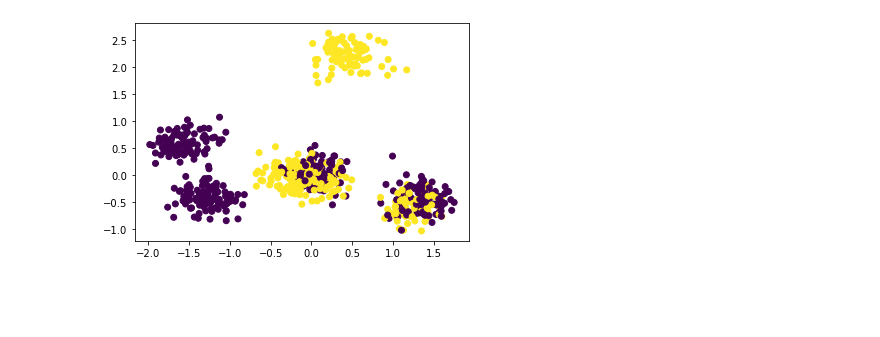
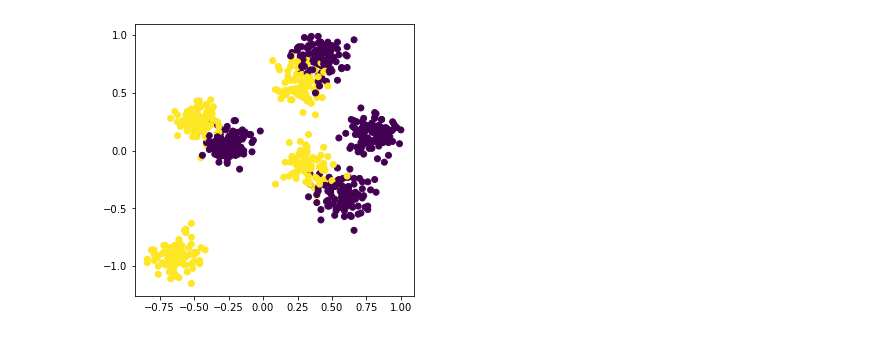
Before and after one commit to HosseinOutward/Playing_with_SNN, a Jupyter notebook: nb.ipynb, the cells around one changed output. Cells and saved outputs as stored; diff of their text form; code cells hidden in the pictures; blank space fills up the shorter version.

```diff
--- a/nb.ipynb
+++ b/nb.ipynb
@@ -1,11 +1,17 @@
 # %%
 import numpy as np
 from matplotlib import pyplot as plt
-# %%
-from script import make_dataset
-x, y = make_dataset()
-# %% [output]
-[figure, removed]
+# %%
+from script import make_dataset
+plt.rcParams['figure.figsize'] = (5, 5)
+xx, y = make_dataset()
+x=xx/xx.max()
+
+x=x.round(2)
+plt.scatter(x[:, 0], x[:, 1], c=y[:, 0])
+plt.show()
+# %% [output]
+[figure, added]
 # %%
 from script import make_model
 model = make_model(x, y)
```
Also changed, not shown: parts of 8 cells of this notebook, 6 other files.
